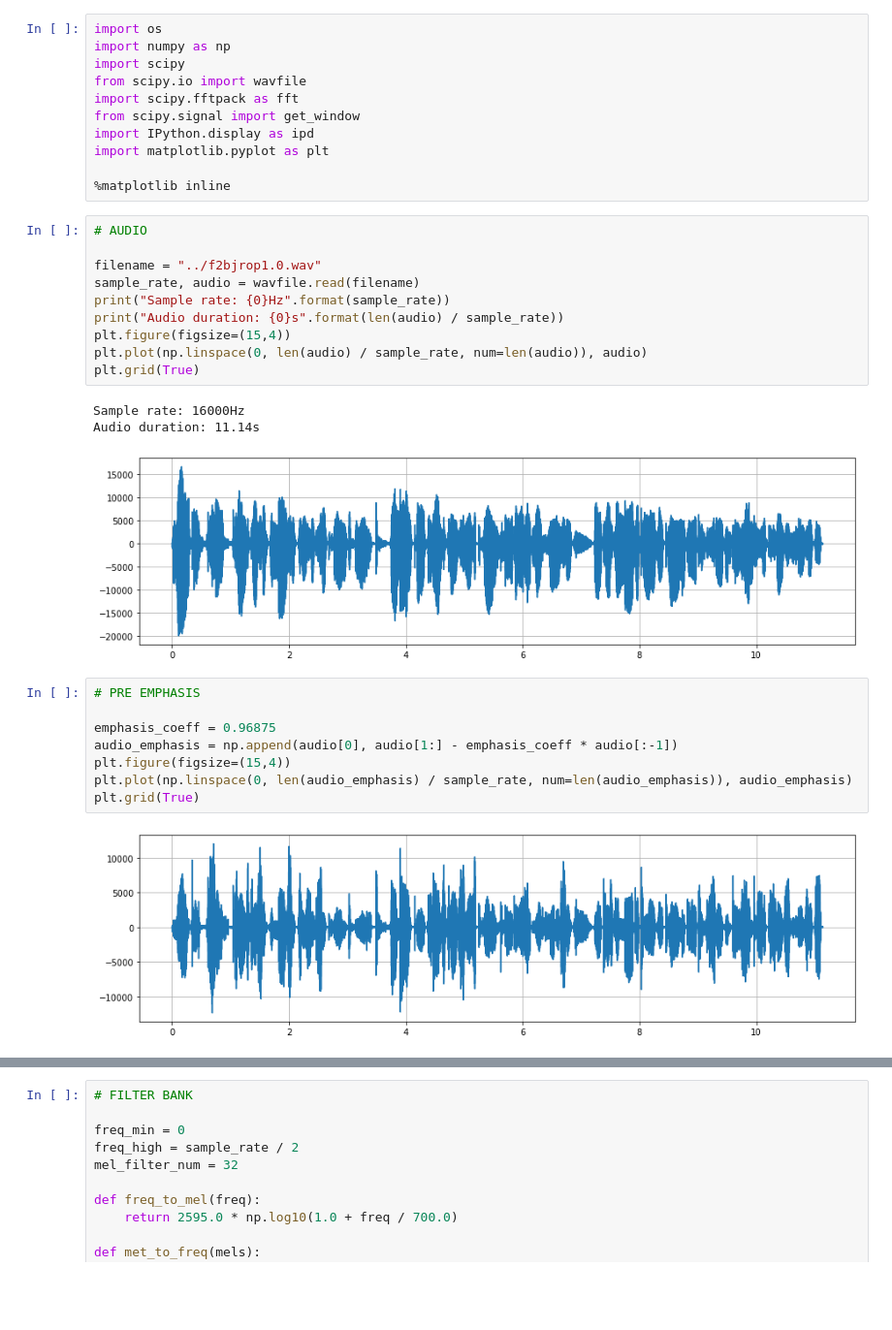
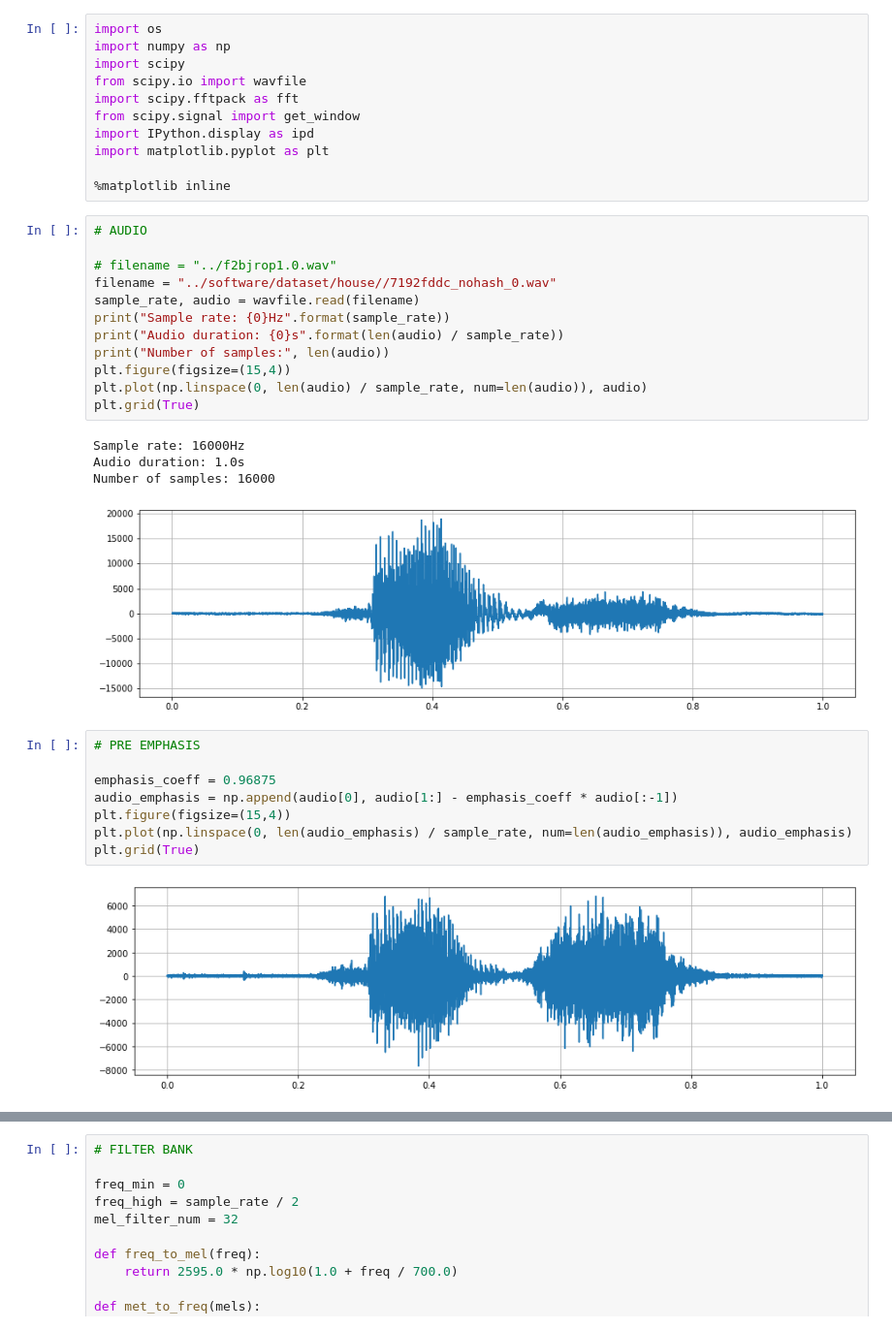
Before and after one commit to lambdaconcept/mfcc, a Jupyter notebook: notebook/MFCC-INT.ipynb, the cells around one changed output, grey strips where cells are left out. Shown at 97% size. Drawn from its saved outputs; the diff is of its cells as text; blank space fills up the shorter version.

```diff
--- a/notebook/MFCC-INT.ipynb
+++ b/notebook/MFCC-INT.ipynb
@@ -12,17 +12,20 @@ import matplotlib.pyplot as plt
 # %%
 # AUDIO
 
-filename = "../f2bjrop1.0.wav"
+# filename = "../f2bjrop1.0.wav"
+filename = "../software/dataset/house//7192fddc_nohash_0.wav"
 sample_rate, audio = wavfile.read(filename)
 print("Sample rate: {0}Hz".format(sample_rate))
 print("Audio duration: {0}s".format(len(audio) / sample_rate))
+print("Number of samples:", len(audio))
 plt.figure(figsize=(15,4))
 plt.plot(np.linspace(0, len(audio) / sample_rate, num=len(audio)), audio)
 plt.grid(True)
 # %% [output]
 Sample rate: 16000Hz
-Audio duration: 11.14s
+Audio duration: 1.0s
+Number of samples: 16000
-[figure, old version]
+[figure, new version]
 # %%
 # PRE EMPHASIS
 
@@ -32,6 +35,6 @@ plt.figure(figsize=(15,4))
 plt.plot(np.linspace(0, len(audio_emphasis) / sample_rate, num=len(audio_emphasis)), audio_emphasis)
 plt.grid(True)
 # %% [output]
-[figure, old version]
+[figure, new version]
 # %%
 # FRAME
```
Also changed, not shown: parts of 8 cells of this notebook, 2 other files.
